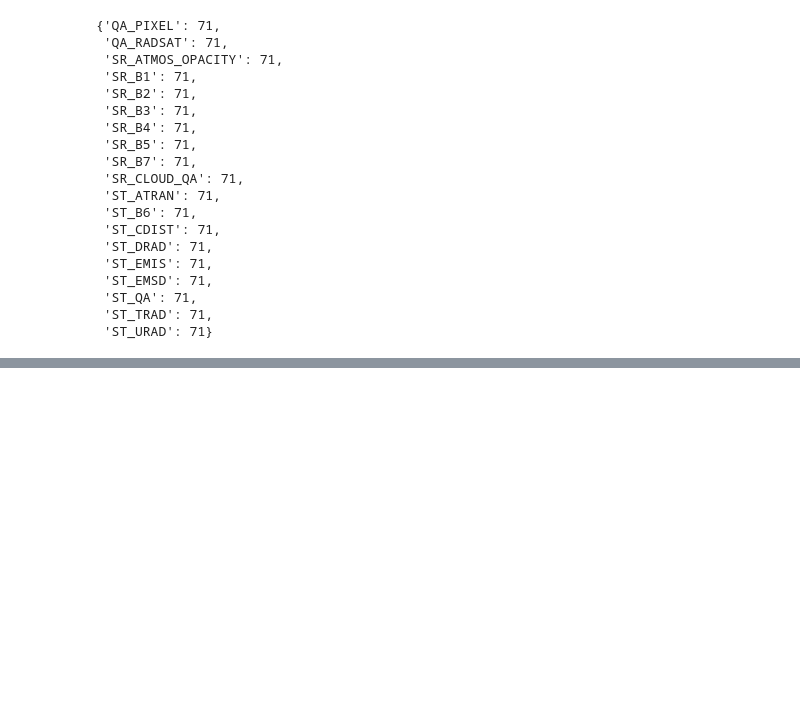
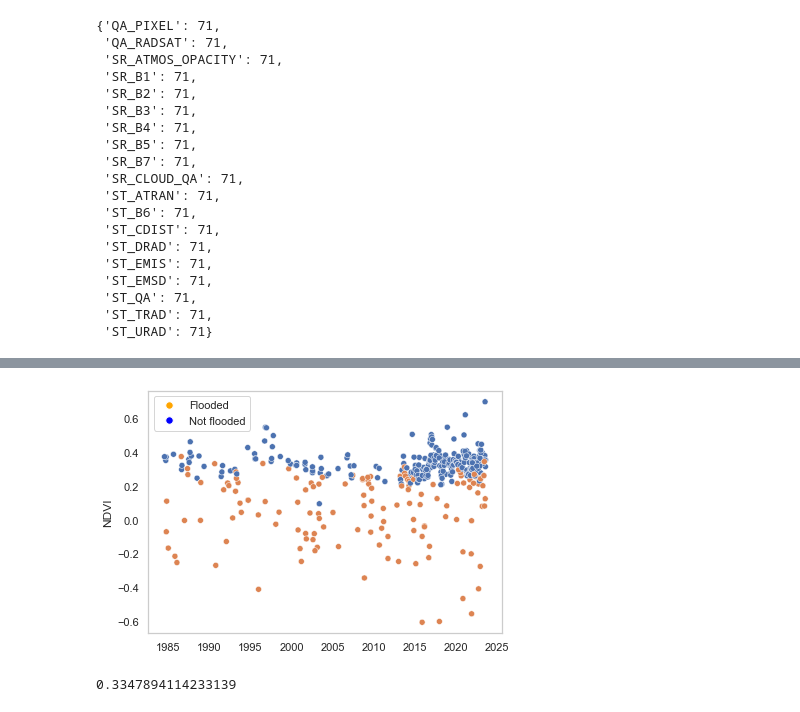
Before and after one commit to asajulien/PhD, a Jupyter notebook: Jupyter/Flats work/Single point FLATs extraction.ipynb, the cells around one changed output, grey strips where cells are left out. Saved outputs shown, nothing was run; the diff lists cells and outputs as text; code cells hidden in the pictures; blank space fills up the shorter version.

Commit message:
Flats updates

```diff
--- a/Jupyter/Flats work/Single point FLATs extraction.ipynb
+++ b/Jupyter/Flats work/Single point FLATs extraction.ipynb
@@ -294,22 +308,21 @@ def maskL5sr(image):
 l8_col = ee.ImageCollection('LANDSAT/LC08/C02/T1_L2') \
     .filter(ee.Filter.calendarRange(1998, 2023,'year')) \
     .filterBounds(flux_ga) \
-    .map(maskL5sr).map(addFLATSL8).map(addndwi).map(addpheno).map(addevi).map(addvari).map(addndvi)
+    .map(maskL5sr).map(addFLATSL8).map(addndwi).map(addpheno).map(addevi).map(addvari).map(addndvi).map(add_date_band)
 
 l7_col = ee.ImageCollection('LANDSAT/LE07/C02/T1_L2') \
-    .filter(ee.Filter.calendarRange(1998, 2023,'year')) \
+    .filter(ee.Filter.calendarRange(1984, 2023,'year')) \
     .filterBounds(flux_ga)\
-    .map(maskL5sr).map(addFLATSL7).map(addndwiL5).map(addphenoL5).map(addeviL5).map(addvariL5).map(addndviL5) #No calibration
-
+    .map(maskL5sr).map(addFLATSL7).map(addndwiL5).map(addphenoL5).map(addeviL5).map(addvariL5).map(addndviL5).map(add_date_band)
 l5_col = ee.ImageCollection('LANDSAT/LT05/C02/T1_L2') \
-    .filter(ee.Filter.calendarRange(1998, 2023,'year')) \
+    .filter(ee.Filter.calendarRange(1984, 2023,'year')) \
     .filterBounds(flux_ga)\
-    .map(maskL5sr).map(addFLATSL5).map(addndwiL5).map(addphenoL5).map(addeviL5).map(addvariL5).map(addndviL5)
+    .map(maskL5sr).map(addFLATSL5).map(addndwiL5).map(addphenoL5).map(addeviL5).map(addvariL5).map(addndviL5).map(add_date_band)
 
 l9_col = ee.ImageCollection("LANDSAT/LC09/C02/T1_L2") \
     .filter(ee.Filter.calendarRange(1998, 2023,'year')) \
     .filterBounds(flux_ga)\
-    .map(maskL5sr).map(addFLATSL9).map(addndwi).map(addpheno).map(addevi).map(addvari).map(addndvi)
+    .map(maskL5sr).map(addFLATSL9).map(addndwi).map(addpheno).map(addevi).map(addvari).map(addndvi).map(add_date_band)
 # %%
 #Flux point
 
@@ -391,0 +370,53 @@ ValueError: x and y must have same first dimension, but have shapes (106,) and (
+# %%
+
+# Convert the acquisition_date column to datetime format
+df['acquisition_date'] = pd.to_datetime(df['acquisition_date'], unit = 'ms')
+df['Date'] = df['acquisition_date'].dt.strftime('%m/%d/%Y')
+
+df = df[df['ndvi'] < 0.8]
+
+df['acquisition_date'] = pd.to_datetime(df['acquisition_date'])
+
+threshold = 0.2
+
+sns.set_style("whitegrid", {'axes.grid' : False})
+
+# Color code cats based on the threshold
+df['color'] = ['red' if x>0.2 else 'blue' for x in df['flats']]
+
+
+# Plot the time series
+ax = sns.scatterplot(
+    x="acquisition_date",
+    y="ndvi",
+    hue="color",
+    legend=False,
+    marker = 'o',
+    data=df
+)
+
+# Create custom legend labels and handles
+custom_labels = ['Flooded', 'Not flooded']
+custom_handles = [plt.Line2D([0], [0], marker='o', color='w', markerfacecolor='orange', markersize=7.5),
+                  plt.Line2D([0], [0], marker='o', color='w', markerfacecolor='blue', markersize=7.5)]
+
+# Add the custom legend
+ax.legend(custom_handles, custom_labels, loc='best')
+plt.xlabel("")
+plt.ylabel("NDVI")
+
+plt.tight_layout()
+
+# plt.savefig('pointall2.png', bbox_inches='tight', dpi = 300)
+# %% [output]
+[figure, added]
+# %%
+import statistics
+x = df[df['flats'] <= 0.2]
+x
+
+y = df[df['flats'] > 0.2]
+
+statistics.mean(x['ndvi'])
+# %% [output]
+0.3347894114233139
```
Also changed, not shown: parts of 9 cells of this notebook, 7 other files.
